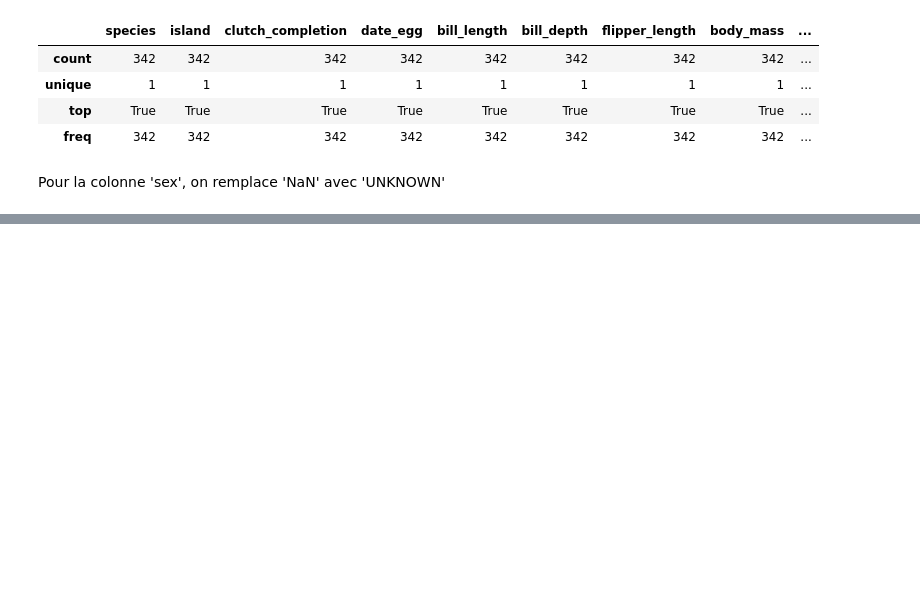
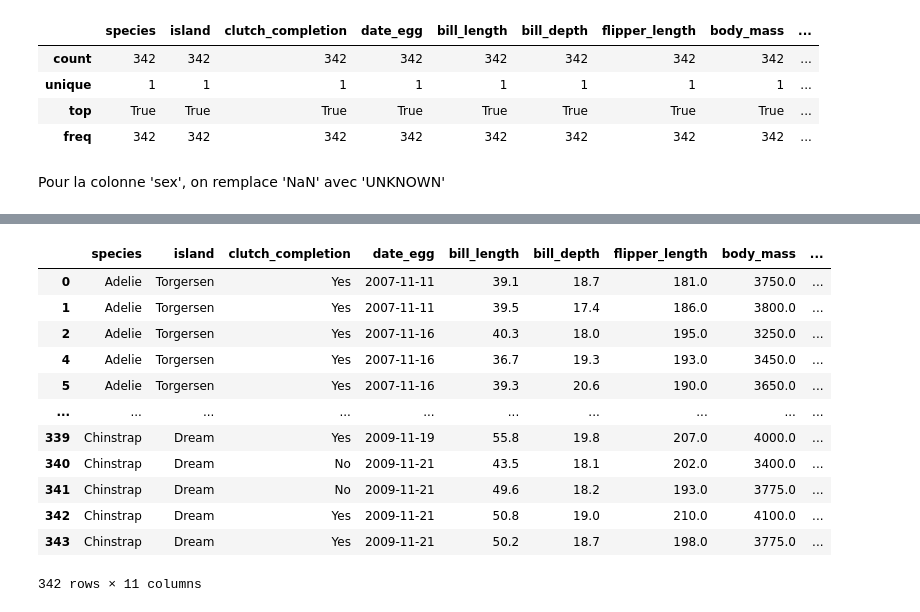
Before and after one commit to doanhat/Data-analysis-penguins, a Jupyter notebook: preprocessing/1_data_cleaning.ipynb, the cells around one changed output, grey strips where cells are left out. Saved outputs shown, nothing was run; the diff lists cells and outputs as text; code cells hidden in the pictures; blank space fills up the shorter version.

Commit message:
Update exploration with del15 et delta13

```diff
--- a/preprocessing/1_data_cleaning.ipynb
+++ b/preprocessing/1_data_cleaning.ipynb
@@ -99,8 +99,8 @@ dropped_columns = [ # les colonnes à retirer
     'Stage' , # 1 seule valeur
     'Individual ID', # id
     'Comments', # peu d'intérêt
-    'Delta 15 N (o/oo)', # peu d'intérêt
-    'Delta 13 C (o/oo)' # peu d'intérêt
+    #'Delta 15 N (o/oo)', # peu d'intérêt
+    #'Delta 13 C (o/oo)' # peu d'intérêt
 ]
 # %%
 data_raw = data_raw.drop(columns=dropped_columns)
@@ -119,8 +119,8 @@ data_raw.rename(columns = {
     'Flipper Length (mm)':'flipper_length',
     'Body Mass (g)':'body_mass',
     'Sex':'sex',
-#     'Delta 15 N (o/oo)':'del15',
-#     'Delta 13 C (o/oo)':'del13',
+     'Delta 15 N (o/oo)':'del15',
+     'Delta 13 C (o/oo)':'del13',
 }, inplace = True)
 # %%
 data_raw.columns
@@ -171,0 +187,2 @@ data_raw['sex'].fillna('UNKNOWN', inplace=True)
+# %%
+data_raw[data_raw['species']=='Adelie']['del15'].fillna(data_raw[data_raw['species']=='Adelie']['del15'].mean(),inplace=True)
@@ -176,3 +201,12 @@ data_raw['species'].replace(
      'Chinstrap penguin (Pygoscelis antarctica)':'Chinstrap'},
     inplace=True
 )
+# %%
+partitions = []
+for specie in data_raw['species'].unique():
+    data = data_raw[data_raw['species']==specie]
+    data['del15'].fillna(data['del15'].mean(),inplace=True)
+    data['del13'].fillna(data['del13'].mean(),inplace=True)
+    partitions.append(data)
+data_new = pd.concat(partitions)
+data_new.notnull().describe()
@@ -179 +223,17 @@ data_raw['species'].replace(
+# %%
+data_new
+# %% [output]
+|  | species | island | clutch_completion | date_egg | bill_length | bill_depth | flipper_length | body_mass | ... |
+| 0 | Adelie | Torgersen | Yes | 2007-11-11 | 39.1 | 18.7 | 181.0 | 3750.0 | ... |
+| 1 | Adelie | Torgersen | Yes | 2007-11-11 | 39.5 | 17.4 | 186.0 | 3800.0 | ... |
+| 2 | Adelie | Torgersen | Yes | 2007-11-16 | 40.3 | 18.0 | 195.0 | 3250.0 | ... |
+| 4 | Adelie | Torgersen | Yes | 2007-11-16 | 36.7 | 19.3 | 193.0 | 3450.0 | ... |
+| 5 | Adelie | Torgersen | Yes | 2007-11-16 | 39.3 | 20.6 | 190.0 | 3650.0 | ... |
+| ... | ... | ... | ... | ... | ... | ... | ... | ... | ... |
+| 339 | Chinstrap | Dream | Yes | 2009-11-19 | 55.8 | 19.8 | 207.0 | 4000.0 | ... |
+| 340 | Chinstrap | Dream | No | 2009-11-21 | 43.5 | 18.1 | 202.0 | 3400.0 | ... |
+| 341 | Chinstrap | Dream | No | 2009-11-21 | 49.6 | 18.2 | 193.0 | 3775.0 | ... |
+| 342 | Chinstrap | Dream | Yes | 2009-11-21 | 50.8 | 19.0 | 210.0 | 4100.0 | ... |
+| 343 | Chinstrap | Dream | Yes | 2009-11-21 | 50.2 | 18.7 | 198.0 | 3775.0 | ... |
+342 rows × 11 columns
 # %%
```
Also changed, not shown: parts of 9 cells of this notebook, 2 other files.
